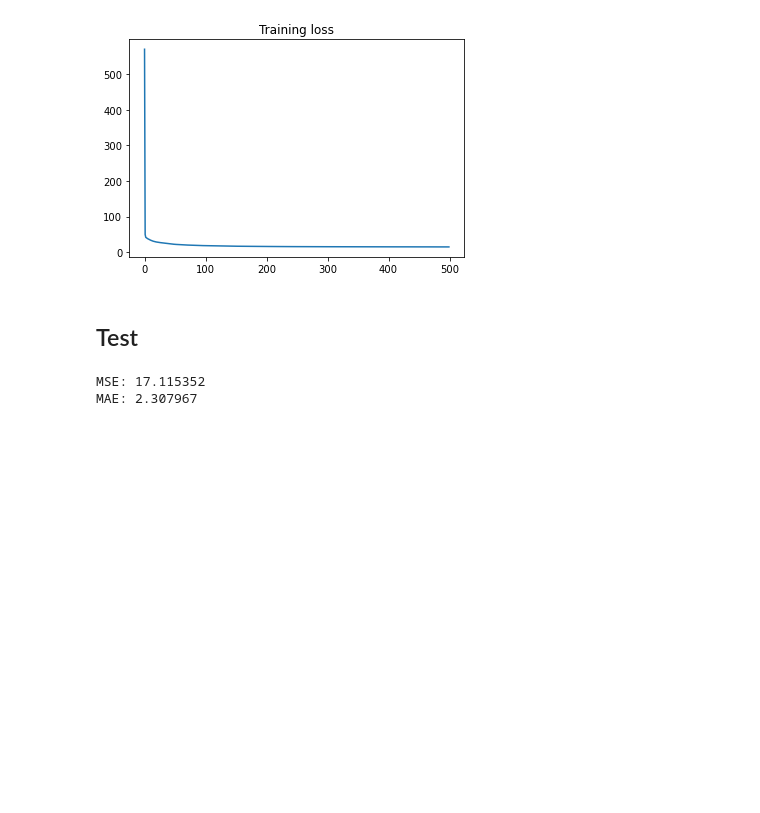
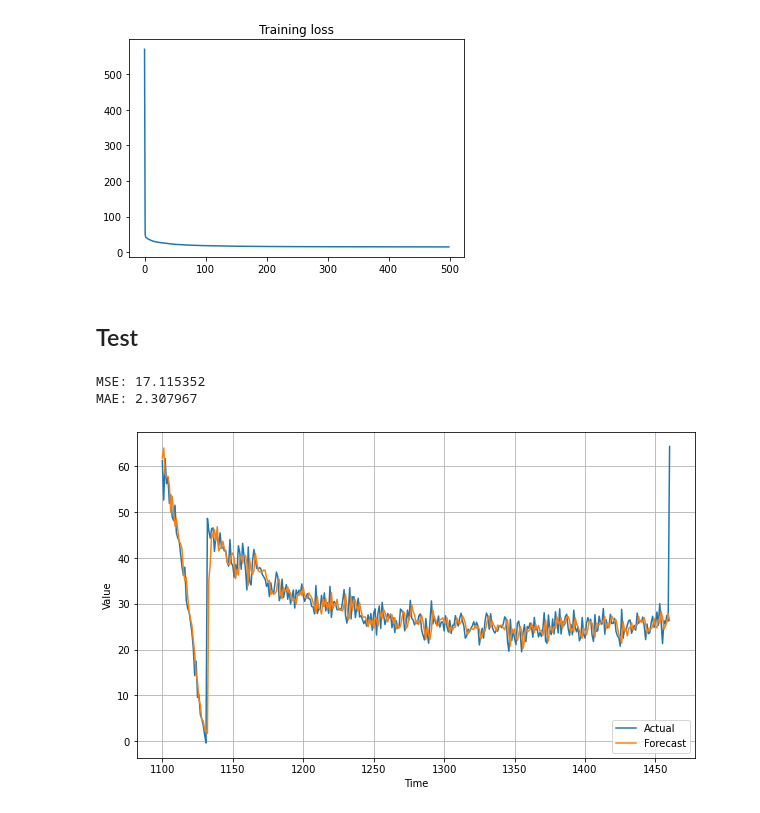
Before and after one commit to nipundebnath/tensorflow-2-practice, a Jupyter notebook: 04-Time-Series-Data-Analysis/02-Neural-Network.ipynb, the cells around one changed output. Saved outputs shown, nothing was run; the diff lists cells and outputs as text; code cells hidden in the pictures; blank space fills up the shorter version.

Commit message:
added comparison graph

```diff
--- a/04-Time-Series-Data-Analysis/02-Neural-Network.ipynb
+++ b/04-Time-Series-Data-Analysis/02-Neural-Network.ipynb
@@ -288,0 +299,12 @@ MAE: 2.307967
+# %%
+# compare in graph
+plt.figure(figsize=(10, 6))
+plt.plot(t_valid, x_valid, label='Actual')
+plt.plot(t_valid, forecast, label='Forecast')
+plt.legend()
+plt.xlabel('Time')
+plt.ylabel('Value')
+plt.grid(True)
+plt.show()
+# %% [output]
+[figure, added]
```
Also changed, not shown: parts of 1 cell of this notebook.
